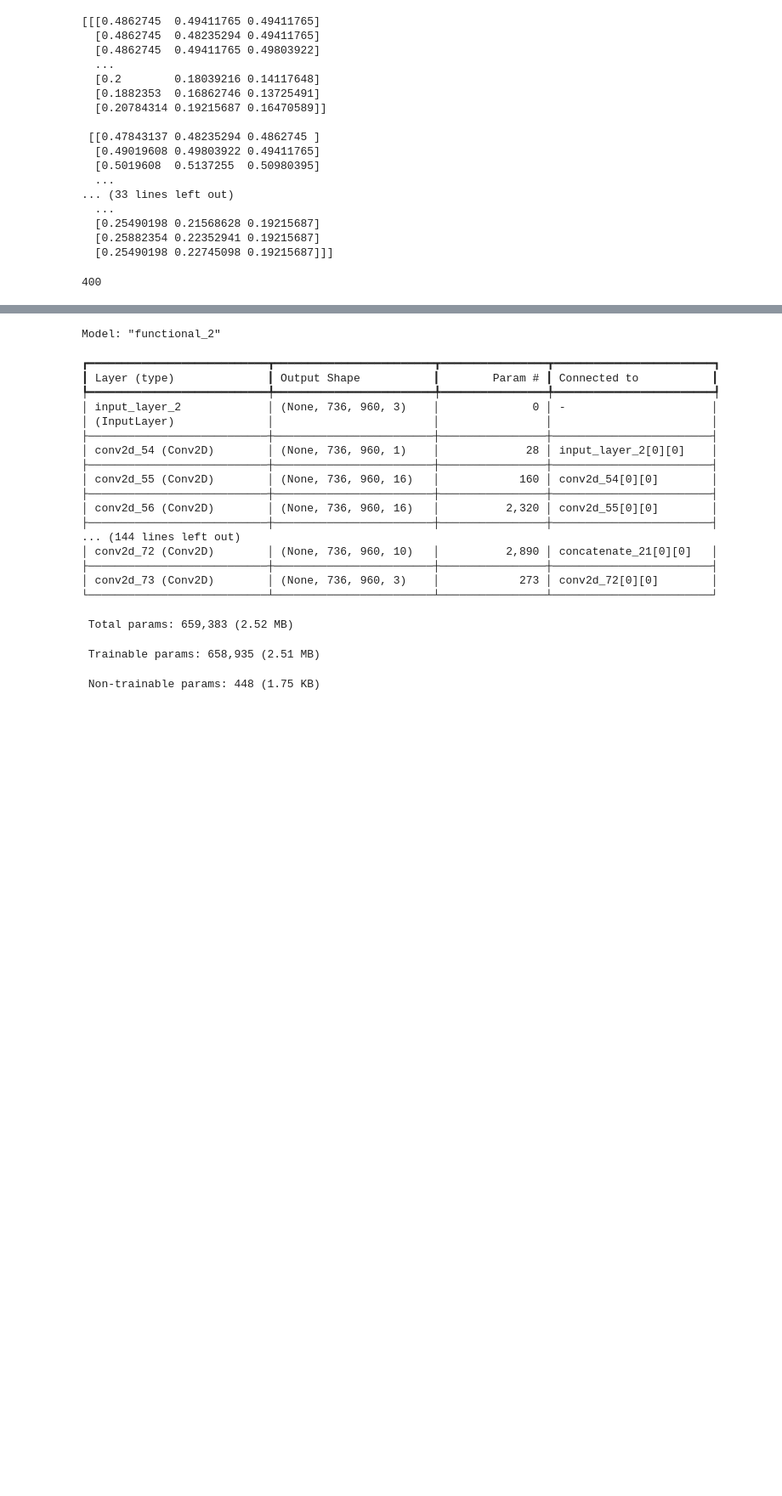
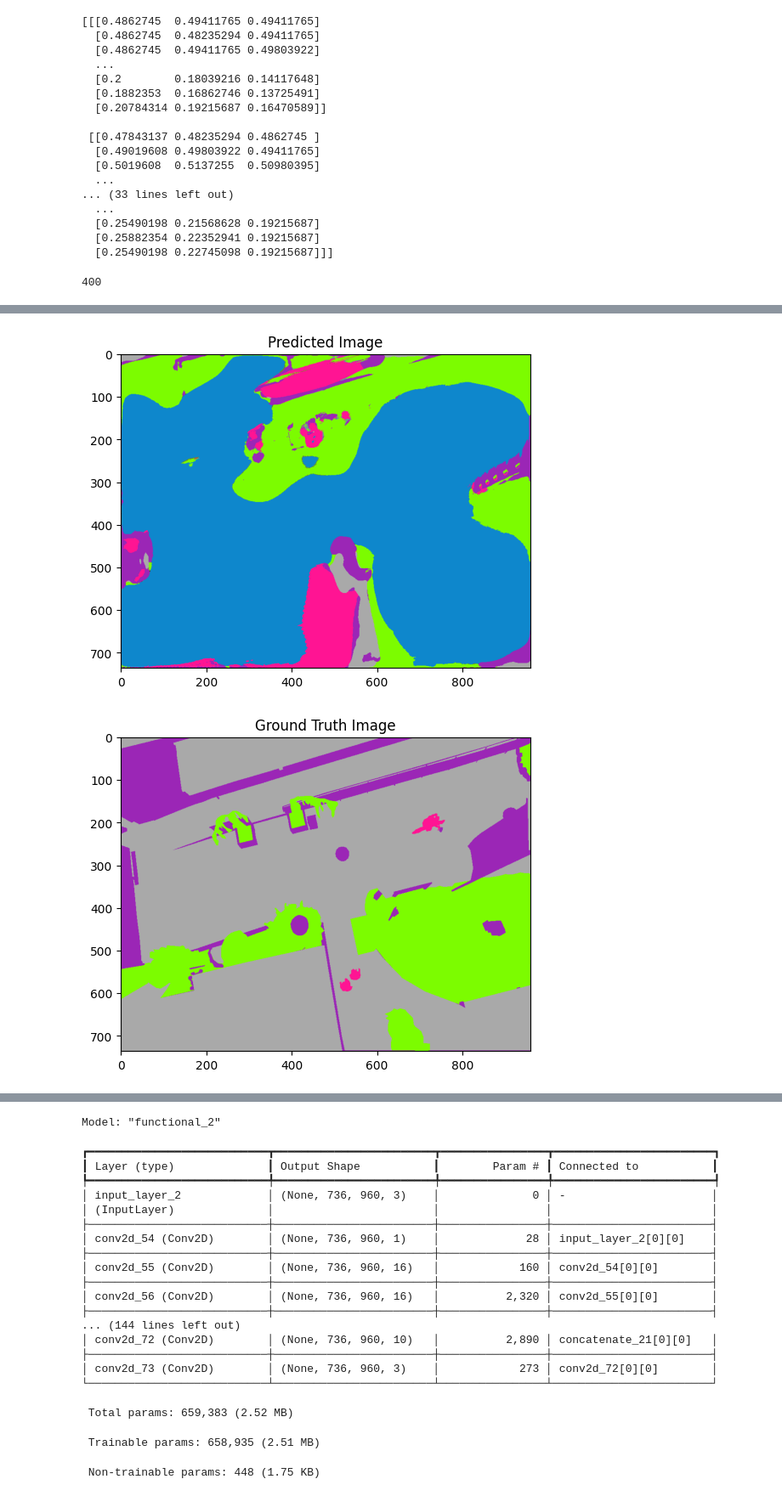
Before and after one commit to Arpitsinghvampire/computer_vision, a Jupyter notebook: drone-dataset.ipynb, the cells around one changed output, grey strips where cells are left out. Shown at 85% size. Saved outputs shown, nothing was run; the diff lists cells and outputs as text; code cells hidden in the pictures; blank space fills up the shorter version.

```diff
--- a/drone-dataset.ipynb
+++ b/drone-dataset.ipynb
@@ -163,6 +265,8 @@ print(denormalized_original_image[0].shape)
 #now we have denormalized the image .
 #next we now try to build the unet model , infused with attention
 import tensorflow as tf
+from tensorflow.keras import layers
+
 from tensorflow.keras.layers import (
     Conv2D, MaxPooling2D, UpSampling2D, GlobalAveragePooling2D, AveragePooling2D,
     Dense, Concatenate, Input, Multiply
@@ -245,19 +349,19 @@ class TeacherNetwork:
         enc1, pool1 = self.encoder_layer(16, inputs)
         enc2, pool2 = self.encoder_layer(32, pool1)
         enc3, pool3 = self.encoder_layer(64, pool2)
-        enc4, pool4 = self.encoder_layer(96, pool3)
+        enc4, pool4 = self.encoder_layer(64, pool3)
         enc5, pool5 = self.encoder_layer(96, pool4)
-        enc6, _ = self.encoder_layer(128, pool5)
+        enc6, _ = self.encoder_layer(96, pool5)
 
         att1 = self.attention_block(enc1, 16)
         att2 = self.attention_block(enc2, 32)
         att3 = self.attention_block(enc3, 64)
-        att4 = self.attention_block(enc4, 96)
+        att4 = self.attention_block(enc4,64 )
         att5 = self.attention_block(enc5, 96)
 
         dec6 = self.decoder_layer(96, enc6)
         concat5 = Concatenate(axis=-1)([att5, dec6])
-        dec5 = self.decoder_layer(96, concat5)
+        dec5 = self.decoder_layer(64, concat5)
 
         concat4 = Concatenate(axis=-1)([att4, dec5])
         dec4 = self.decoder_layer(64, concat4)
@@ -273,8 +377,7 @@ class TeacherNetwork:
         batchnorm11 = BatchNormalization()(concat1)
         output_tensor1 = Conv2D(8, (3, 3), activation=self.activation, padding=self.padding)(batchnorm11)
         batchnorm12 = BatchNormalization()(output_tensor1)
-        output_tensor2 = Conv2D(3, (3, 3), activation="sigmoid", padding=self.padding)(batchnorm12)
-
+        output_tensor2 = Conv2D(29, (1, 1), activation="softmax", padding=self.padding)(batchnorm12)
         return Model(inputs, [output_tensor2,output_tensor2])
 # %%
 #after creating the class , lets now create an object
@@ -471,3 +601,17 @@ print(type(prediction))
+# %%
+#now lets plot the actual vs the predicted
+import matplotlib.pyplot as plt
+
+plt.imshow(rgb_image)
+plt.title("Predicted Image")
+plt.show()
+
+plt.imshow(rgb_image1)
+plt.title("Ground Truth Image")
+plt.show()
+# %% [output]
+[figure, added]
+[figure, added]
 # %%
 #now lets get the predictions of teacher model
 predictions_list = []
```
Also changed, not shown: parts of 18 cells of this notebook.
